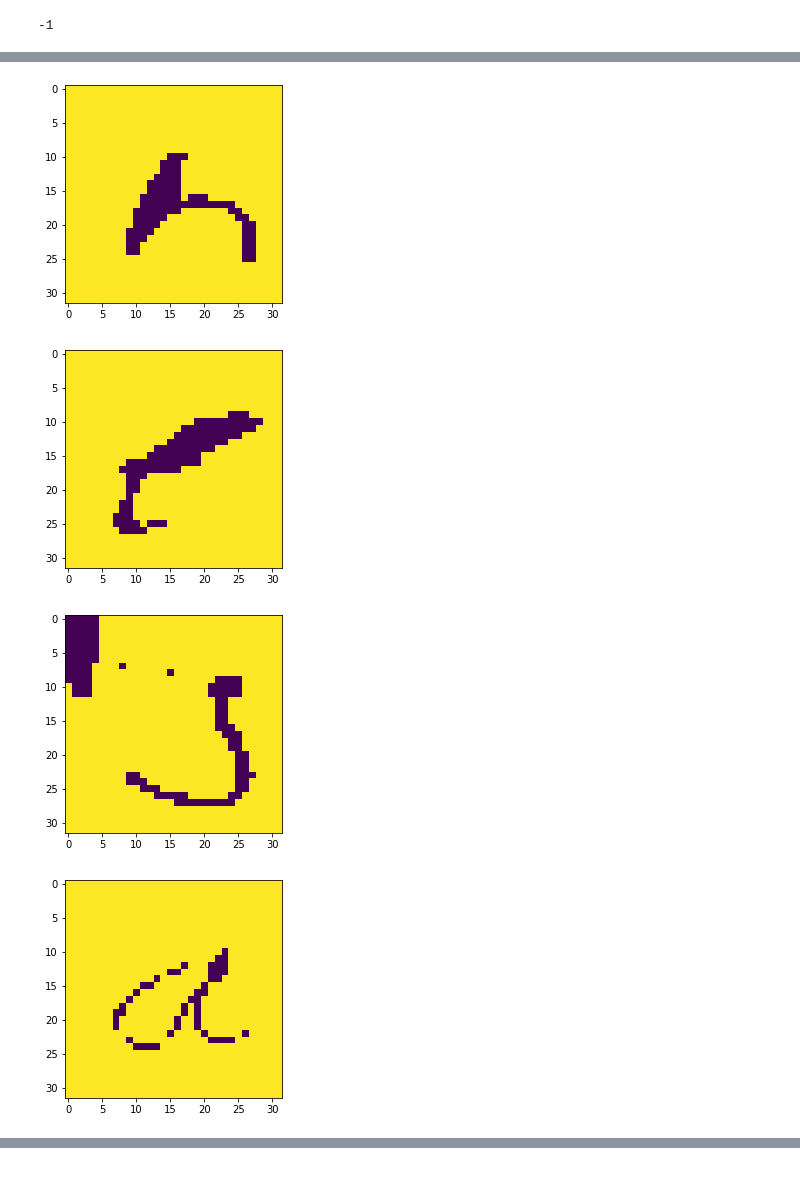
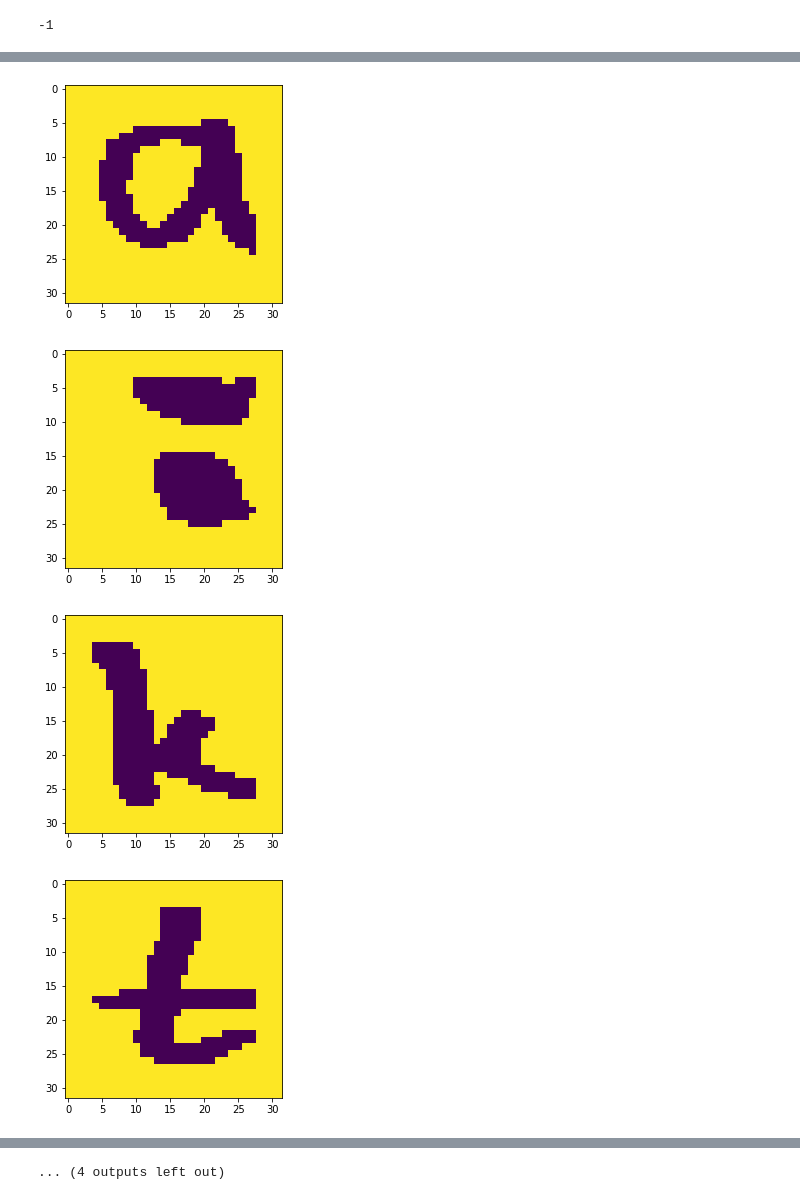
Before and after one commit to MitrofanovEV/Letters-recognition, a Jupyter notebook: test.ipynb, the cells around one changed output, grey strips where cells are left out. Cells and saved outputs as stored; diff of their text form; code cells hidden in the pictures.

```diff
--- a/test.ipynb
+++ b/test.ipynb
@@ -34,13 +36,15 @@ def getLetter(nbr):
 def preProcessing(img):
     img = cv2.cvtColor(img, cv2.COLOR_BGR2GRAY)
     img = cv2.equalizeHist(img)
-    imthr = 20
+    imthr = 60
+    img = cv2.morphologyEx(img, cv2.MORPH_OPEN, (4, 4), iterations = 1)
+    img = cv2.morphologyEx(img, cv2.MORPH_OPEN, (3, 3), iterations = 1)
     img[img>imthr] = 255
     img[img<=imthr] = 0
-    img = cv2.morphologyEx(img, cv2.MORPH_OPEN, (4, 4), iterations = 3)
-    kernel = np.ones((3,3),np.uint8)
-    erosion = cv2.erode(img,kernel,iterations = 3)
-    img = cv2.morphologyEx(img, cv2.MORPH_OPEN, (3, 3), iterations = 3)
+    img[:,28:32] = 255
+    img[31:32,:] = 255
+    img[0:4,:] = 255
+    img[:,0:4] = 255
     img = img/255.
     return img
 # %%
@@ -60,11 +64,11 @@ def myHog(features, filters):
 # %%
 width = 640
 height = 480
-threshold = 0.6
+threshold = 0.7
 # %%
-model = joblib.load("model_trained_wocap_01.pkl")
-imgOriginal = cv2.imread("1.jpg")
-
+model = joblib.load("model_trained_final.pkl")
+imgOriginal = cv2.imread("5.jpg")
+img_cp = np.array(imgOriginal)
 gray = cv2.cvtColor(imgOriginal, cv2.COLOR_BGR2GRAY)
 blur = cv2.medianBlur(gray, 5)
 thresh = cv2.adaptiveThreshold(blur,255,cv2.ADAPTIVE_THRESH_GAUSSIAN_C,cv2.THRESH_BINARY_INV,11,8)
@@ -80,13 +84,15 @@ for c in cnts:
     area = cv2.contourArea(c)
     if area > 1000 and area < 100000:
         x,y,w,h = cv2.boundingRect(c)
+
         if x > 10:
             x -= 20
         if y > 10:
             y + 5
         w += 20
         h += 40
-        ROI = imgOriginal[y:y+h, x:x+w]
+
+        ROI = img_cp[y:y+h, x:x+w]
 
         img = np.array(ROI)
 
@@ -120,4 +126,4 @@ cv2.waitKey()
-[figure, old version]
+[figure, new version]
-[figure, old version]
+[figure, new version]
-[figure, old version]
+[figure, new version]
-[figure, old version]
+[figure, new version]
@@ -129,0 +134 @@ cv2.waitKey()
+... (4 outputs left out)
```
Also changed, not shown: parts of 2 cells of this notebook.
